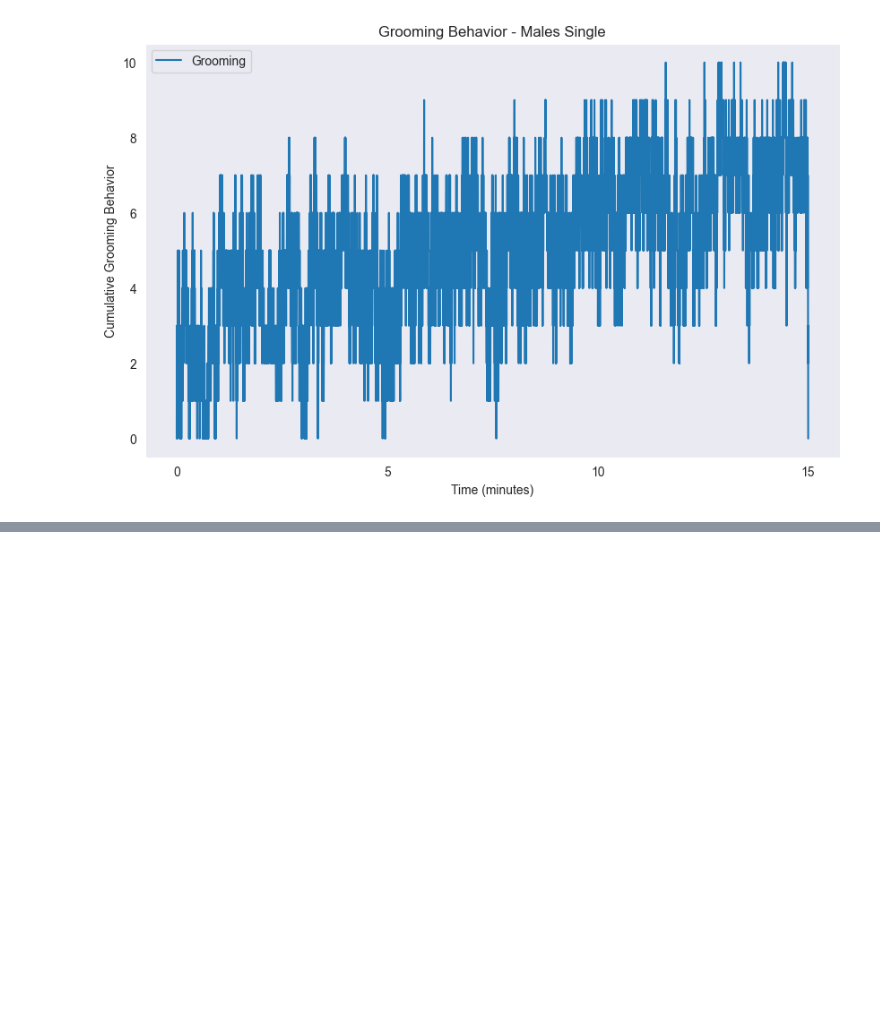
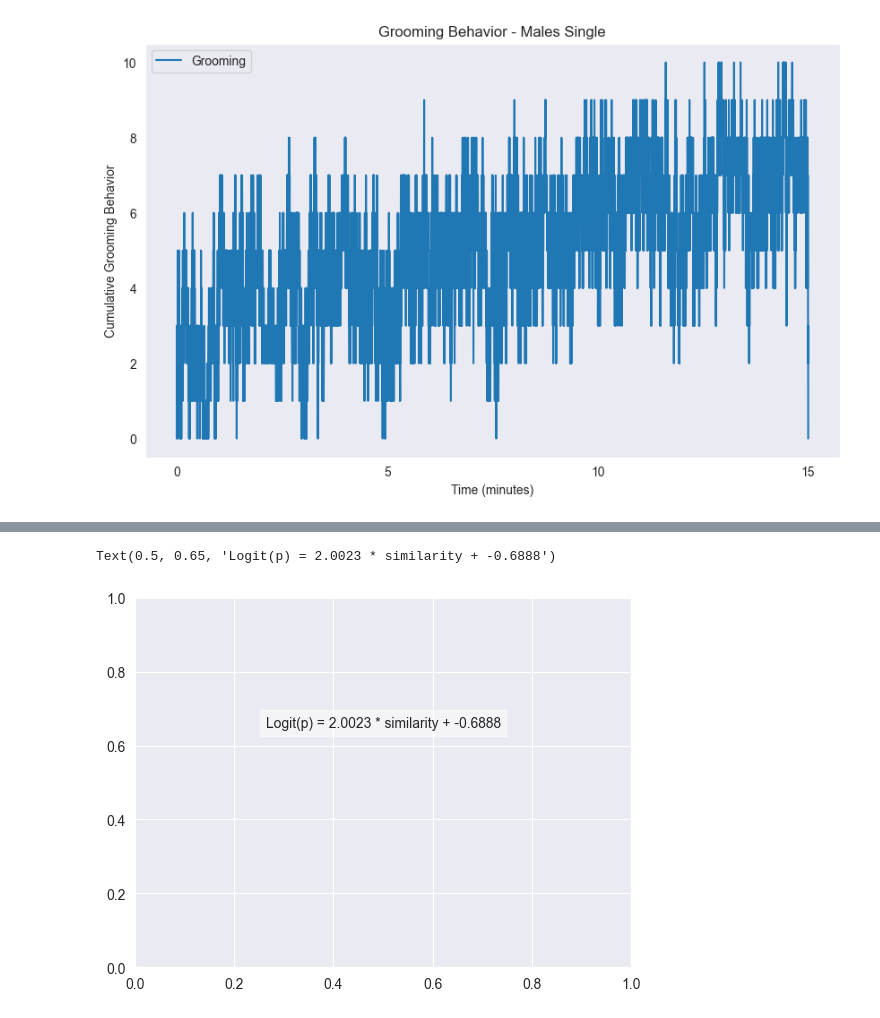
Before and after one commit to disruptwood/Time-Series-Distance-Representative-Fly, a Jupyter notebook: DataAnalysis.ipynb, the cells around one changed output, grey strips where cells are left out. Drawn from its saved outputs; the diff is of its cells as text; code cells hidden in the pictures; blank space fills up the shorter version.

```diff
--- a/DataAnalysis.ipynb
+++ b/DataAnalysis.ipynb
@@ -257,0 +720,15 @@ plt.show()
+# %%
+### Logistic Regression (No Plotting)
+X = df[['similarity']].values
+y = df['same_group'].values
+
+model = LogisticRegression()
+model.fit(X, y)
+coef = model.coef_[0][0]  # Extract coefficient
+intercept = model.intercept_[0]  # Extract intercept
+equation = f"Logit(p) = {coef:.4f} * similarity + {intercept:.4f}"
+
+plt.text(0.5, 0.65, equation, fontsize=10, ha='center', bbox=dict(facecolor='white', alpha=0.5))
+# %% [output]
+Text(0.5, 0.65, 'Logit(p) = 2.0023 * similarity + -0.6888')
+[figure, added]
```
Also changed, not shown: parts of 20 cells of this notebook.
